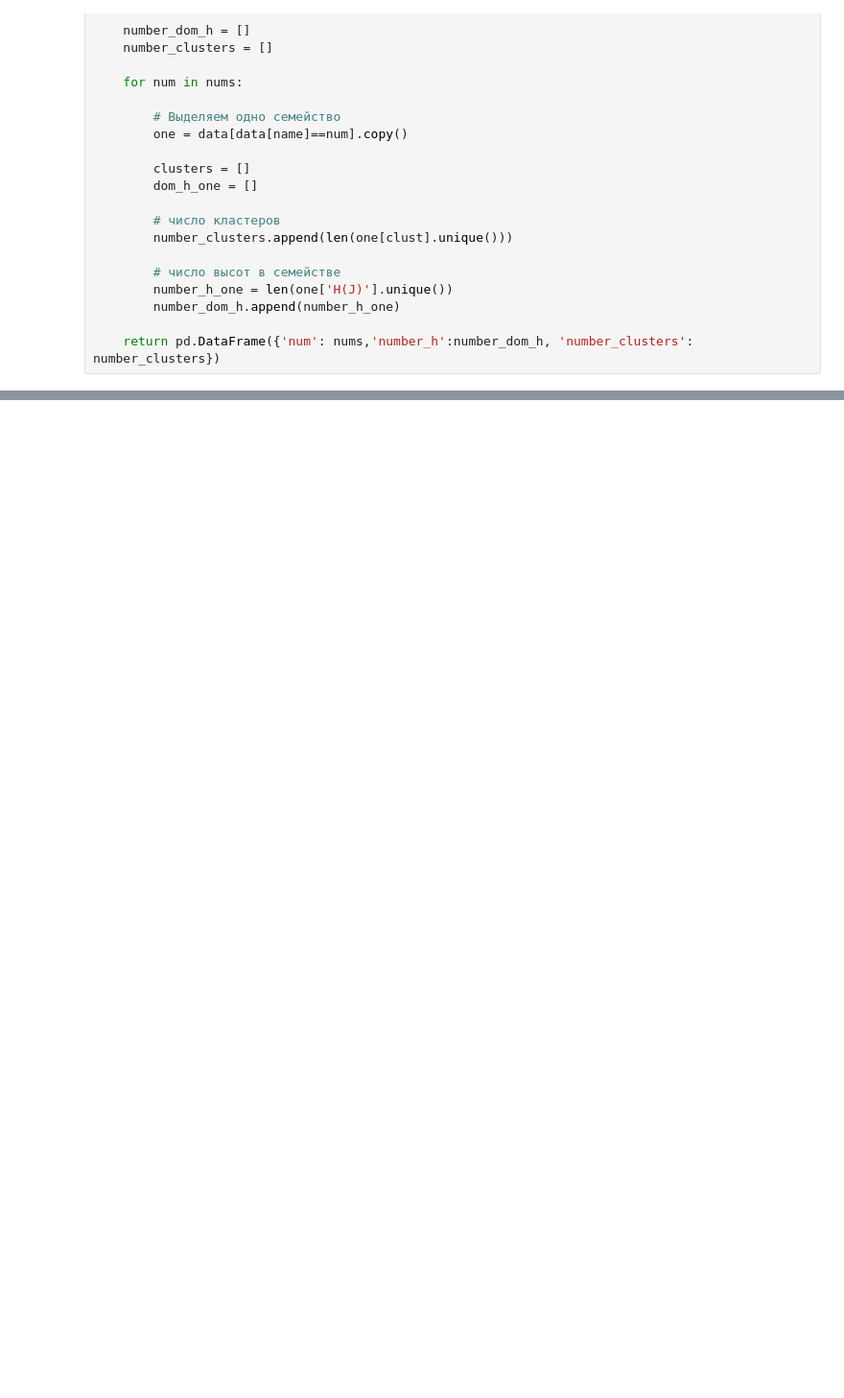
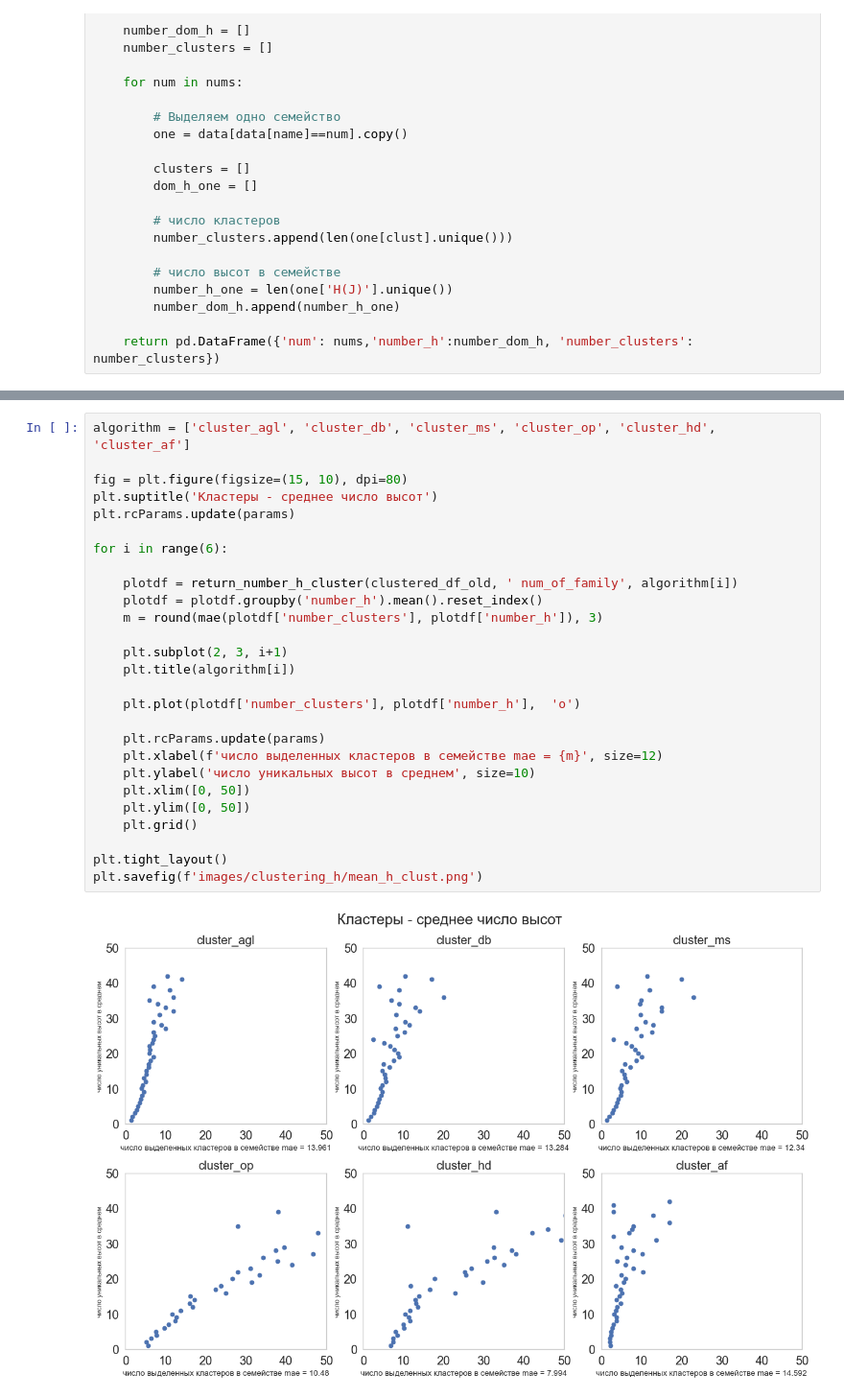
Before and after one commit to MaryIzo/coursework, a Jupyter notebook: 7_clustering_labels.ipynb, the cells around one changed output, grey strips where cells are left out. Shown: that part at 96% size. Saved outputs shown, nothing was run; the diff lists cells and outputs as text; blank space fills up the shorter version.

```diff
--- a/7_clustering_labels.ipynb
+++ b/7_clustering_labels.ipynb
@@ -389,0 +433,29 @@ for i in range(6):
+# %%
+algorithm = ['cluster_agl', 'cluster_db', 'cluster_ms', 'cluster_op', 'cluster_hd', 'cluster_af']
+
+fig = plt.figure(figsize=(15, 10), dpi=80)
+plt.suptitle('Кластеры - среднее число высот')
+plt.rcParams.update(params)
+
+for i in range(6):
+
+    plotdf = return_number_h_cluster(clustered_df_old, ' num_of_family', algorithm[i])
+    plotdf = plotdf.groupby('number_h').mean().reset_index()
+    m = round(mae(plotdf['number_clusters'], plotdf['number_h']), 3)
+
+    plt.subplot(2, 3, i+1)
+    plt.title(algorithm[i])
+
+    plt.plot(plotdf['number_clusters'], plotdf['number_h'],  'o')
+
+    plt.rcParams.update(params)
+    plt.xlabel(f'число выделенных кластеров в семействе mae = {m}', size=12)
+    plt.ylabel('число уникальных высот в среднем', size=10)
+    plt.xlim([0, 50])
+    plt.ylim([0, 50])
+    plt.grid()
+
+plt.tight_layout()
+plt.savefig(f'images/clustering_h/mean_h_clust.png')
+# %% [output]
+[figure, added]
```
Also changed, not shown: parts of 6 cells of this notebook, 55 other files.
